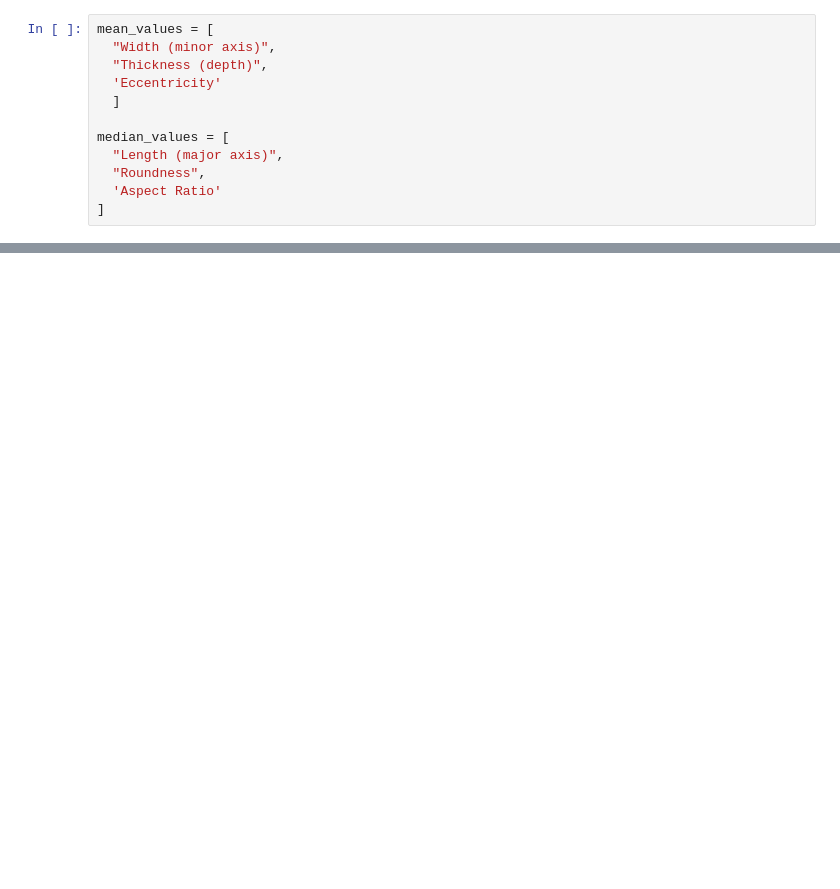
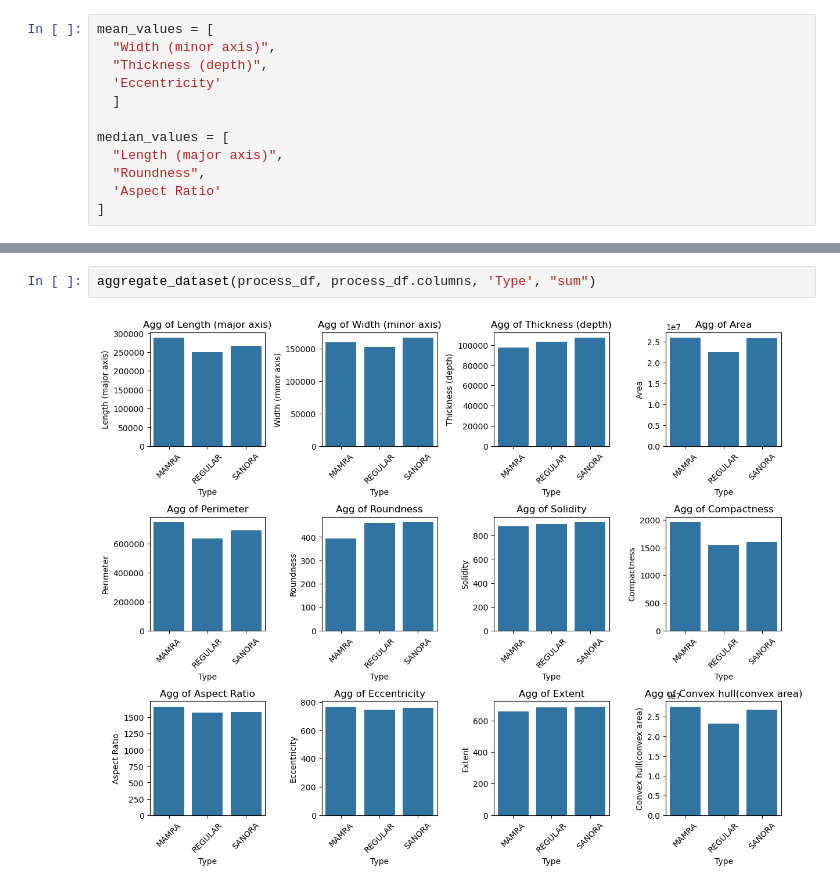
Before and after one commit to MaukanMir/Almond-Classification, a Jupyter notebook: training.ipynb, the cells around one changed output, grey strips where cells are left out. Drawn from its saved outputs; the diff is of its cells as text; blank space fills up the shorter version.

```diff
--- a/training.ipynb
+++ b/training.ipynb
@@ -202,0 +280,4 @@ median_values = [
+# %%
+aggregate_dataset(process_df, process_df.columns, 'Type', "sum")
+# %% [output]
+[figure, added]
```
Also changed, not shown: parts of 10 cells of this notebook.
